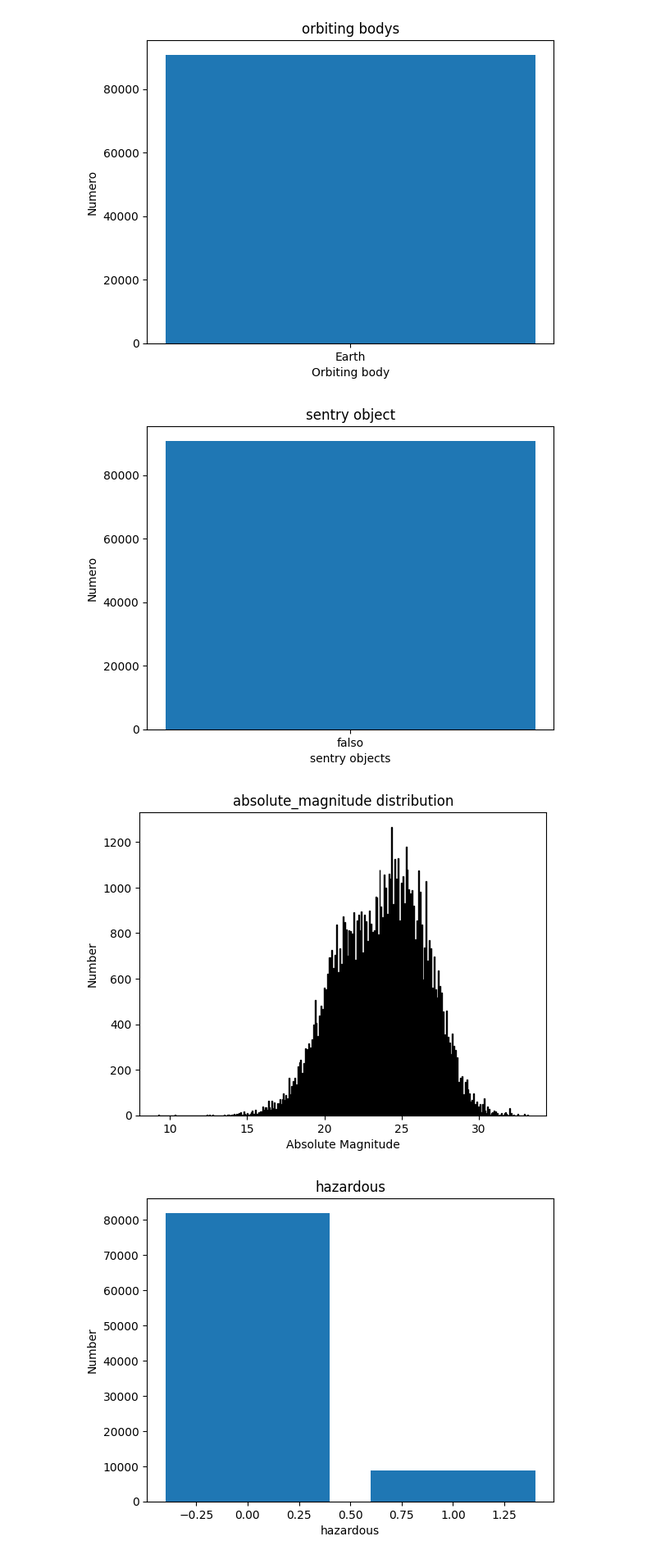
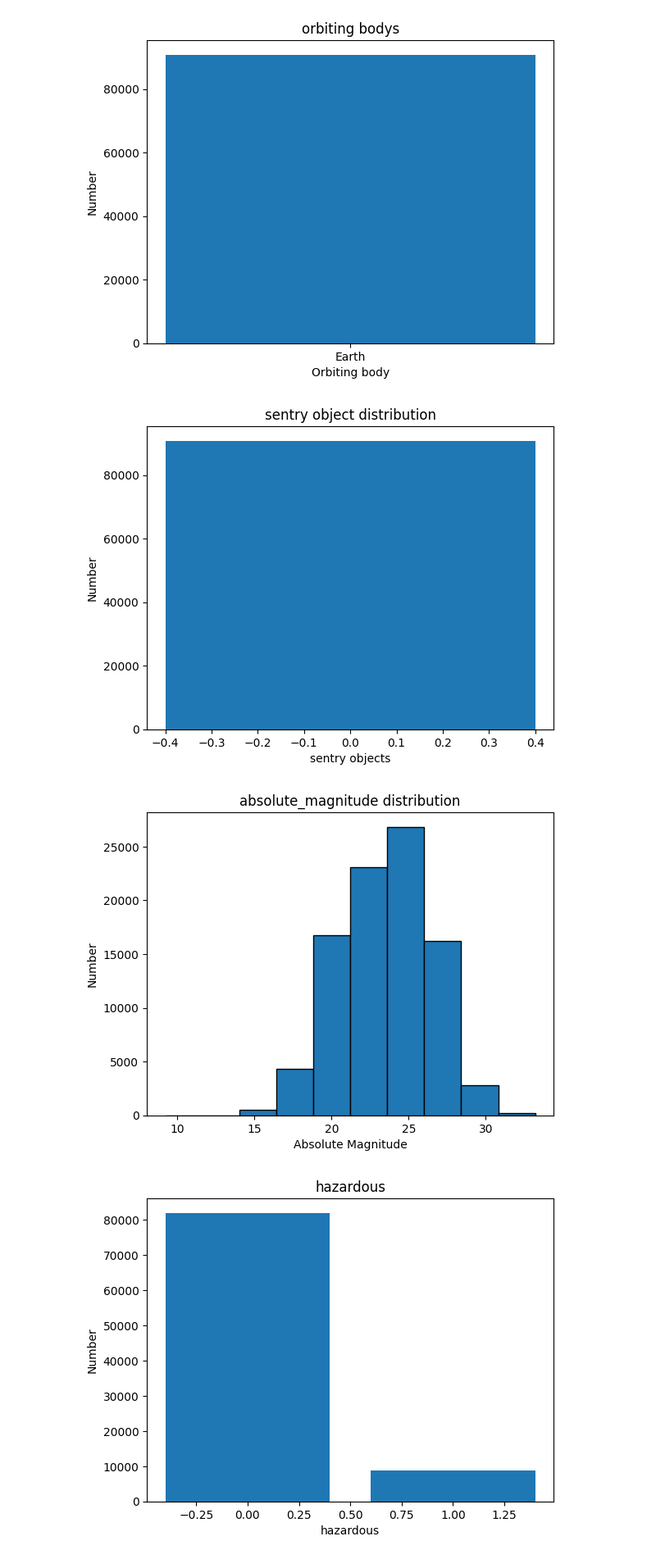
Before and after one commit to CostatoMarco/ProgettoML, a Jupyter notebook: progetto.ipynb, the cells around one changed output. Shown: that part at 82% size. Cells and saved outputs as stored; diff of their text form; code cells hidden in the pictures.

```diff
--- a/progetto.ipynb
+++ b/progetto.ipynb
@@ -76,24 +73,24 @@ plt.show()
 # %% [output]
 [figure]
 # %%
-df['sentry_object'] = df['sentry_object'].replace({True: "vero", False: "falso"})
+
 index = df['sentry_object'].value_counts().index
 values = df['sentry_object'].value_counts().values
 plt.bar(index, values)
-plt.title("sentry object")
+plt.title("sentry object distribution")
 plt.xlabel("sentry objects")
-plt.ylabel("Numero")
+plt.ylabel("Number")
 plt.show()
 # %% [output]
-[figure, old version]
+[figure, new version]
 # %%
-plt.hist(df['absolute_magnitude'], bins = 455, edgecolor = "black")
+plt.hist(df['absolute_magnitude'],  edgecolor = "black")
 plt.title("absolute_magnitude distribution")
 plt.xlabel("Absolute Magnitude")
 plt.ylabel("Number")
 plt.show()
 # %% [output]
-[figure, old version]
+[figure, new version]
 # %%
 index = df['hazardous'].value_counts().index
 values = df['hazardous'].value_counts().values
```
Also changed, not shown: parts of 11 cells of this notebook.
